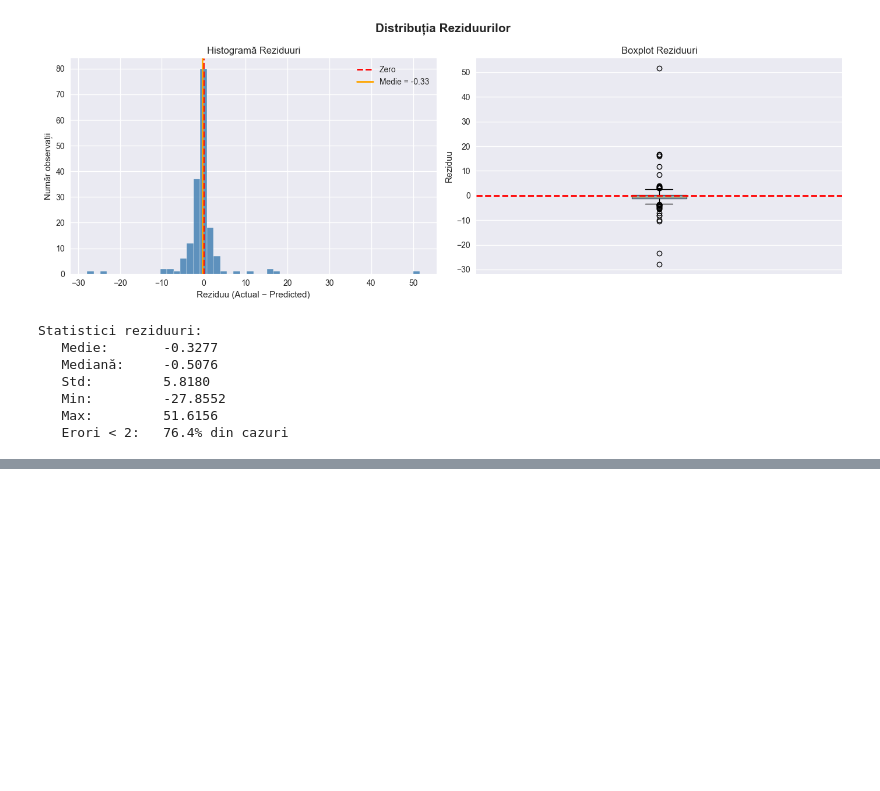
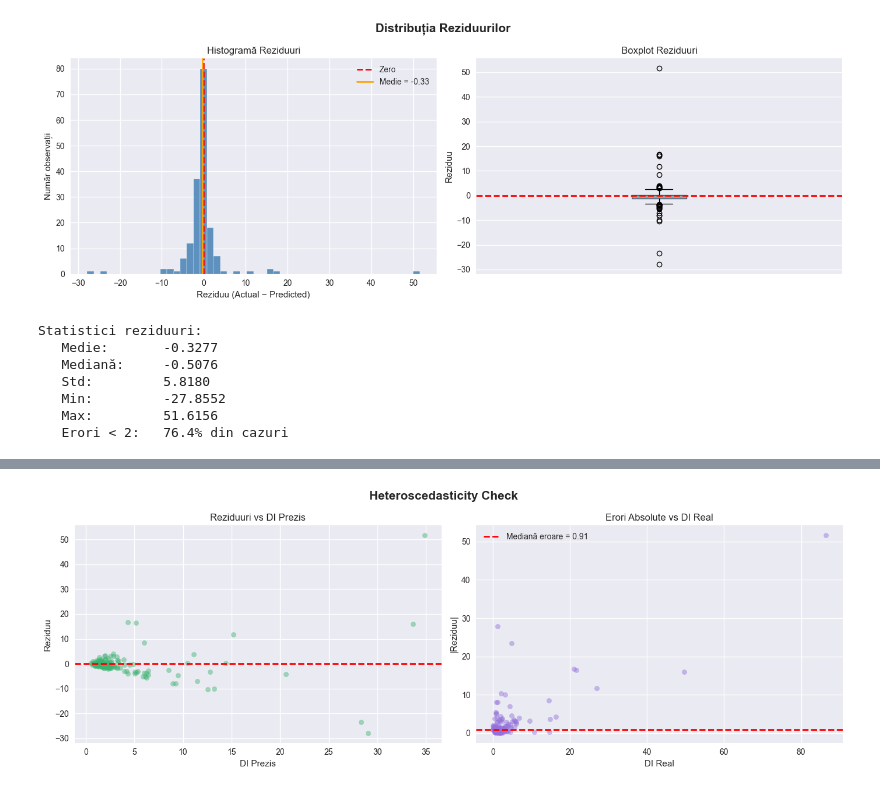
Before and after one commit to ccrinasandulescu/Anatomy-of-a-flop, a Jupyter notebook: notebooks/05_error_analysis.ipynb, the cells around one changed output, grey strips where cells are left out. Saved outputs shown, nothing was run; the diff lists cells and outputs as text; code cells hidden in the pictures; blank space fills up the shorter version.

```diff
--- a/notebooks/05_error_analysis.ipynb
+++ b/notebooks/05_error_analysis.ipynb
@@ -93,0 +144,23 @@ Statistici reziduuri:
+# %%
+fig, axes = plt.subplots(1, 2, figsize=(14, 5))
+fig.suptitle('Heteroscedasticity Check', fontsize=15, fontweight='bold')
+
+axes[0].scatter(y_pred, residuals, alpha=0.45, color='mediumseagreen', s=35)
+axes[0].axhline(y=0, color='red', linestyle='--', linewidth=2)
+axes[0].set_title('Reziduuri vs DI Prezis')
+axes[0].set_xlabel('DI Prezis')
+axes[0].set_ylabel('Reziduu')
+
+axes[1].scatter(y_test, abs(residuals), alpha=0.45, color='mediumpurple', s=35)
+axes[1].axhline(y=abs(residuals).median(), color='red', linestyle='--',
+                linewidth=2, label=f'Mediană eroare = {abs(residuals).median():.2f}')
+axes[1].set_title('Erori Absolute vs DI Real')
+axes[1].set_xlabel('DI Real')
+axes[1].set_ylabel('|Reziduu|')
+axes[1].legend()
+
+plt.tight_layout()
+plt.savefig('../data/heteroscedasticity.png', dpi=150, bbox_inches='tight')
+plt.show()
+# %% [output]
+[figure, added]
```
Also changed, not shown: parts of 17 cells of this notebook.
